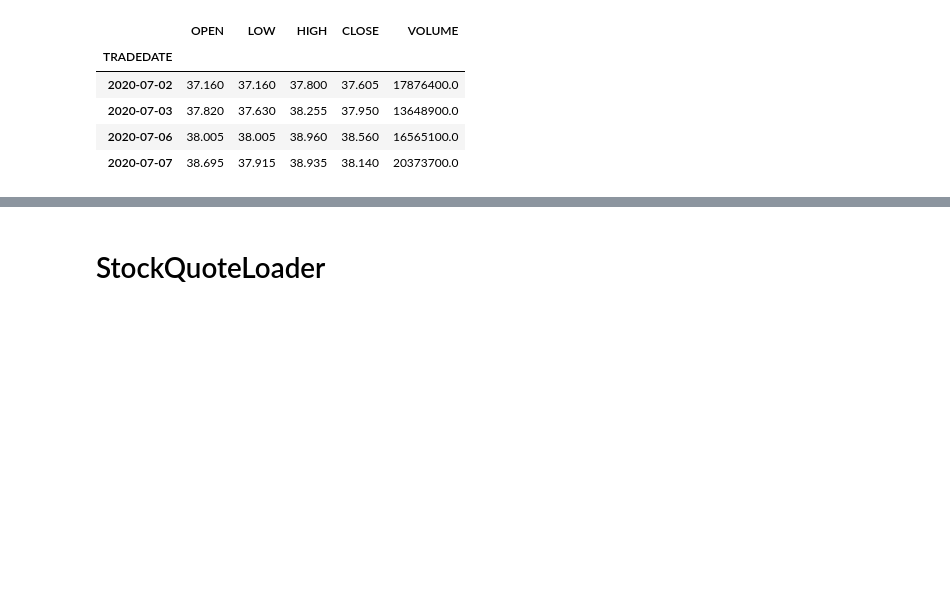
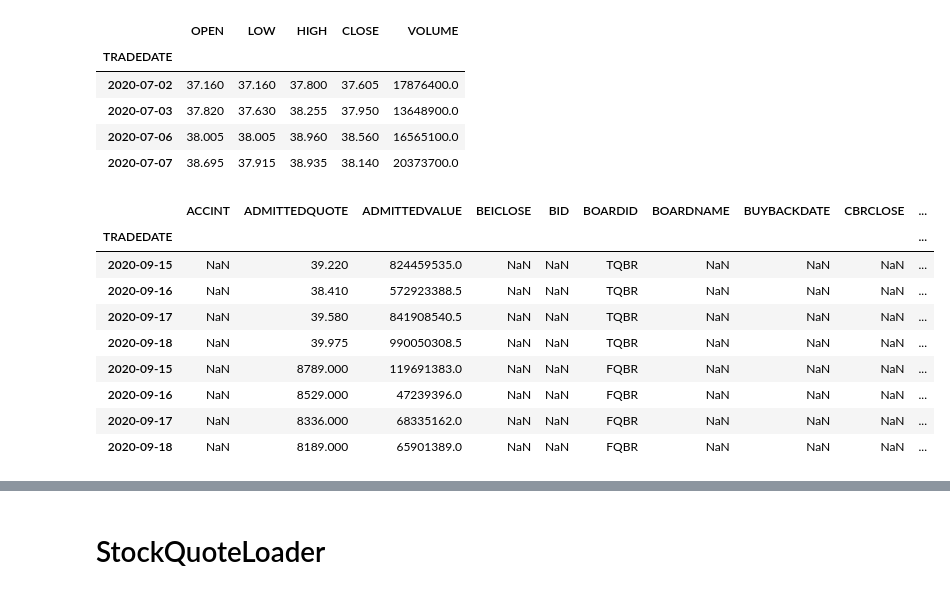
Before and after one commit to NNTrade/Stock-quote-loader-lib, a Jupyter notebook: jnotebook/moex.ipynb, the cells around one changed output, grey strips where cells are left out. Cells and saved outputs as stored; diff of their text form; code cells hidden in the pictures; blank space fills up the shorter version.

```diff
--- a/jnotebook/moex.ipynb
+++ b/jnotebook/moex.ipynb
@@ -34,3 +27,17 @@ data[["OPEN", "LOW","HIGH","CLOSE","VOLUME"]]
 | 2020-07-03 | 37.820 | 37.630 | 38.255 | 37.950 | 13648900.0 |
 | 2020-07-06 | 38.005 | 38.005 | 38.960 | 38.560 | 16565100.0 |
 | 2020-07-07 | 38.695 | 37.915 | 38.935 | 38.140 | 20373700.0 |
+# %%
+mass_df = pdr.get_data_moex(["AAPL-RM", "MAGN"], from_dt, till_dt)
+mass_df
+# %% [output]
+|  | ACCINT | ADMITTEDQUOTE | ADMITTEDVALUE | BEICLOSE | BID | BOARDID | BOARDNAME | BUYBACKDATE | CBRCLOSE | ... |
+| TRADEDATE |  |  |  |  |  |  |  |  |  | ... |
+| 2020-09-15 | NaN | 39.220 | 824459535.0 | NaN | NaN | TQBR | NaN | NaN | NaN | ... |
+| 2020-09-16 | NaN | 38.410 | 572923388.5 | NaN | NaN | TQBR | NaN | NaN | NaN | ... |
+| 2020-09-17 | NaN | 39.580 | 841908540.5 | NaN | NaN | TQBR | NaN | NaN | NaN | ... |
+| 2020-09-18 | NaN | 39.975 | 990050308.5 | NaN | NaN | TQBR | NaN | NaN | NaN | ... |
+| 2020-09-15 | NaN | 8789.000 | 119691383.0 | NaN | NaN | FQBR | NaN | NaN | NaN | ... |
+| 2020-09-16 | NaN | 8529.000 | 47239396.0 | NaN | NaN | FQBR | NaN | NaN | NaN | ... |
+| 2020-09-17 | NaN | 8336.000 | 68335162.0 | NaN | NaN | FQBR | NaN | NaN | NaN | ... |
+| 2020-09-18 | NaN | 8189.000 | 65901389.0 | NaN | NaN | FQBR | NaN | NaN | NaN | ... |
```
Also changed, not shown: parts of 11 cells of this notebook, 8 other files.
